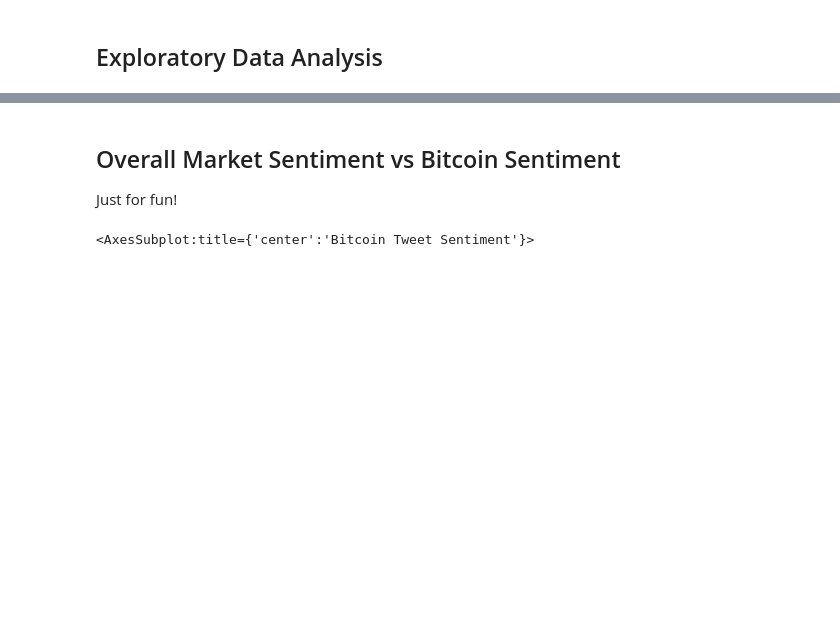
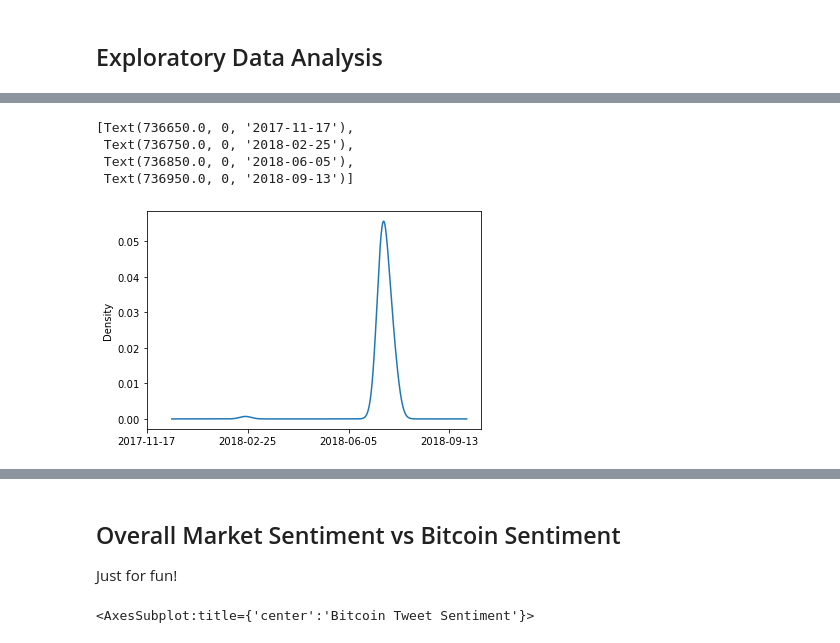
Before and after one commit to AldenPratt/danellsworth.github.io, a Jupyter notebook: FinancialAnalysis.ipynb, the cells around one changed output, grey strips where cells are left out. Saved outputs shown, nothing was run; the diff lists cells and outputs as text; code cells hidden in the pictures; blank space fills up the shorter version.

```diff
--- a/FinancialAnalysis.ipynb
+++ b/FinancialAnalysis.ipynb
@@ -173,0 +142,15 @@ Correlation:  0.03704491928659857
+# %%
+a = StockSentimentDF.groupby(['date']).count()
+StockSentimentDF['ordinal'] = [x.toordinal() for x in StockSentimentDF["date"]]
+
+ax = StockSentimentDF['ordinal'].plot(kind='kde')
+x_ticks = ax.get_xticks()
+ax.set_xticks(x_ticks[::2])
+xlabels = [datetime.datetime.fromordinal(int(x)).strftime('%Y-%m-%d') for x in x_ticks[::2]]
+ax.set_xticklabels(xlabels)
+# %% [output]
+[Text(736650.0, 0, '2017-11-17'),
+ Text(736750.0, 0, '2018-02-25'),
+ Text(736850.0, 0, '2018-06-05'),
+ Text(736950.0, 0, '2018-09-13')]
+[figure, added]
```
Also changed, not shown: parts of 18 cells of this notebook.
